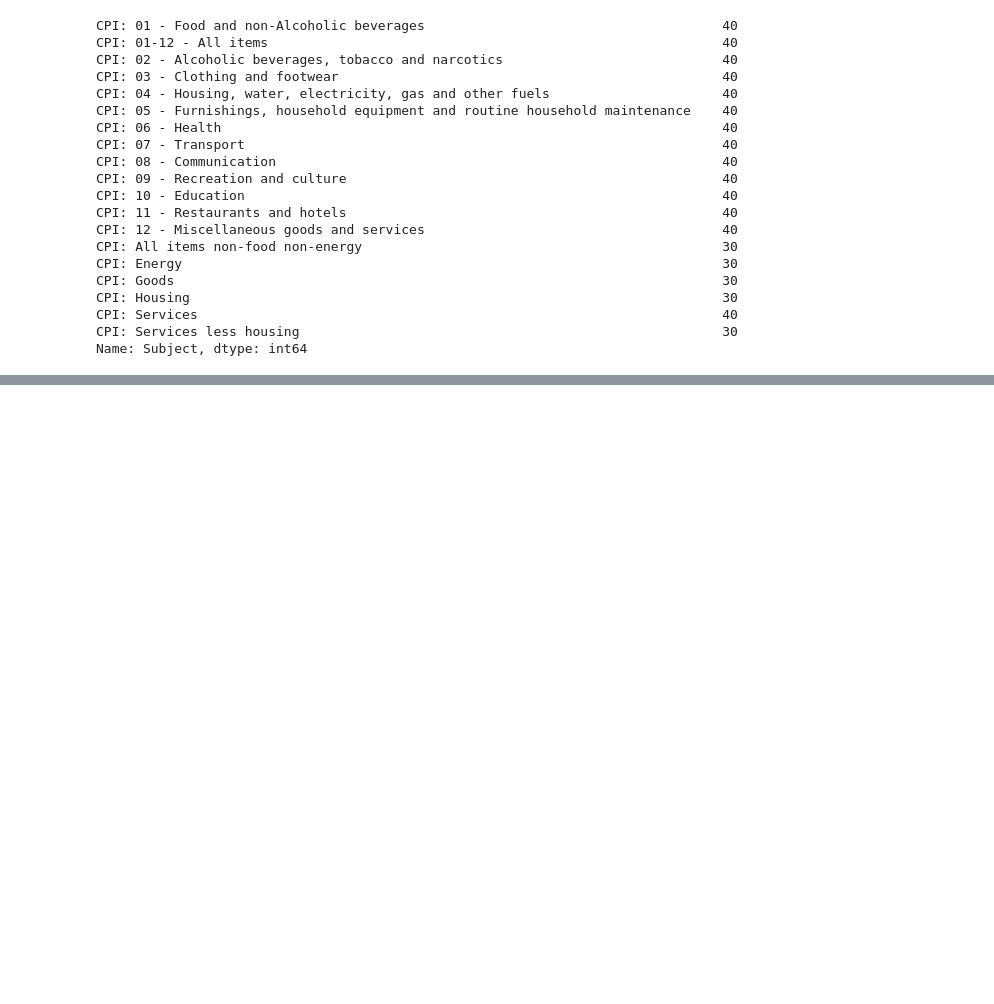
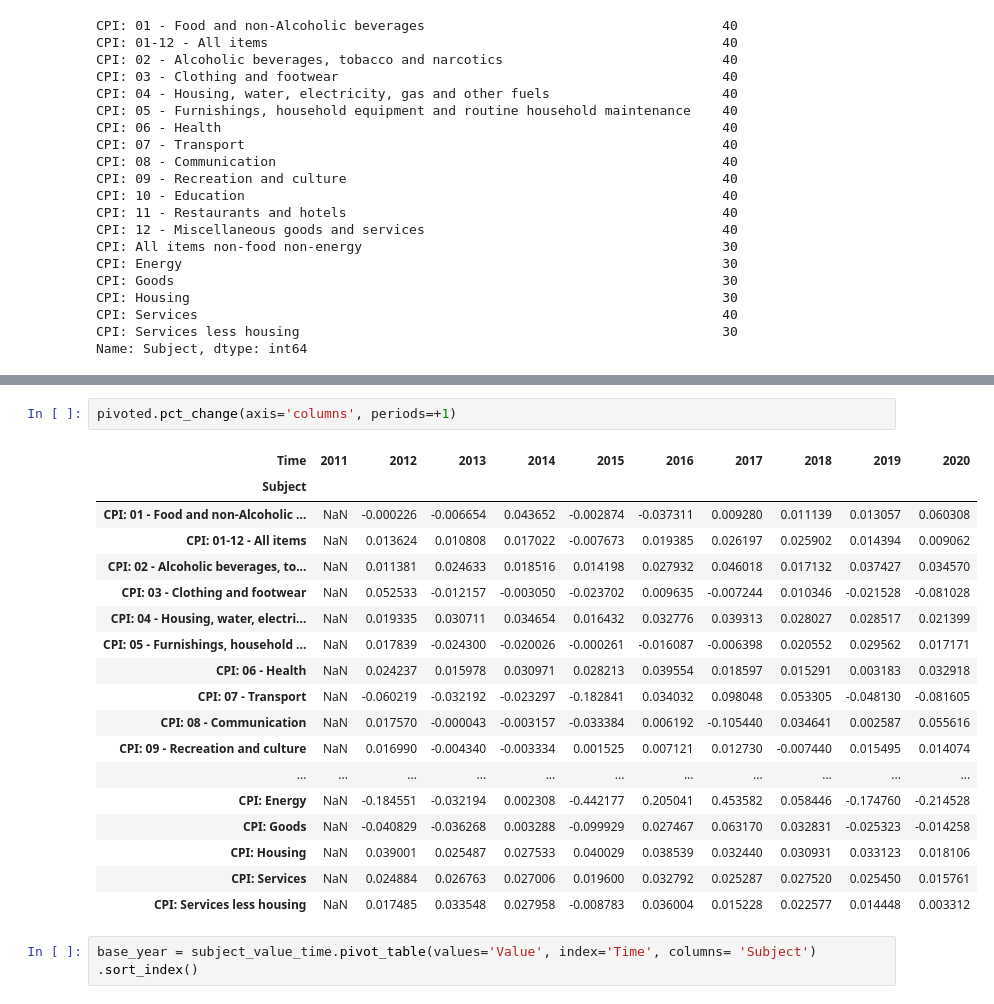
Before and after one commit to Efe-C-3/InflationRateAnalytics, a Jupyter notebook: inflation.ipynb, the cells around one changed output, grey strips where cells are left out. Drawn from its saved outputs; the diff is of its cells as text; blank space fills up the shorter version.

```diff
--- a/inflation.ipynb
+++ b/inflation.ipynb
@@ -109,0 +158,23 @@ print(subject_value)
+# %%
+pivoted.pct_change(axis='columns', periods=+1)
+# %% [output]
+| Time | 2011 | 2012 | 2013 | 2014 | 2015 | 2016 | 2017 | 2018 | 2019 | 2020 |
+| Subject |  |  |  |  |  |  |  |  |  |  |
+| CPI: 01 - Food and non-Alcoholic ... | NaN | -0.000226 | -0.006654 | 0.043652 | -0.002874 | -0.037311 | 0.009280 | 0.011139 | 0.013057 | 0.060308 |
+| CPI: 01-12 - All items | NaN | 0.013624 | 0.010808 | 0.017022 | -0.007673 | 0.019385 | 0.026197 | 0.025902 | 0.014394 | 0.009062 |
+| CPI: 02 - Alcoholic beverages, to... | NaN | 0.011381 | 0.024633 | 0.018516 | 0.014198 | 0.027932 | 0.046018 | 0.017132 | 0.037427 | 0.034570 |
+| CPI: 03 - Clothing and footwear | NaN | 0.052533 | -0.012157 | -0.003050 | -0.023702 | 0.009635 | -0.007244 | 0.010346 | -0.021528 | -0.081028 |
+| CPI: 04 - Housing, water, electri... | NaN | 0.019335 | 0.030711 | 0.034654 | 0.016432 | 0.032776 | 0.039313 | 0.028027 | 0.028517 | 0.021399 |
+| CPI: 05 - Furnishings, household ... | NaN | 0.017839 | -0.024300 | -0.020026 | -0.000261 | -0.016087 | -0.006398 | 0.020552 | 0.029562 | 0.017171 |
+| CPI: 06 - Health | NaN | 0.024237 | 0.015978 | 0.030971 | 0.028213 | 0.039554 | 0.018597 | 0.015291 | 0.003183 | 0.032918 |
+| CPI: 07 - Transport | NaN | -0.060219 | -0.032192 | -0.023297 | -0.182841 | 0.034032 | 0.098048 | 0.053305 | -0.048130 | -0.081605 |
+| CPI: 08 - Communication | NaN | 0.017570 | -0.000043 | -0.003157 | -0.033384 | 0.006192 | -0.105440 | 0.034641 | 0.002587 | 0.055616 |
+| CPI: 09 - Recreation and culture | NaN | 0.016990 | -0.004340 | -0.003334 | 0.001525 | 0.007121 | 0.012730 | -0.007440 | 0.015495 | 0.014074 |
+| ... | ... | ... | ... | ... | ... | ... | ... | ... | ... | ... |
+| CPI: Energy | NaN | -0.184551 | -0.032194 | 0.002308 | -0.442177 | 0.205041 | 0.453582 | 0.058446 | -0.174760 | -0.214528 |
+| CPI: Goods | NaN | -0.040829 | -0.036268 | 0.003288 | -0.099929 | 0.027467 | 0.063170 | 0.032831 | -0.025323 | -0.014258 |
+| CPI: Housing | NaN | 0.039001 | 0.025487 | 0.027533 | 0.040029 | 0.038539 | 0.032440 | 0.030931 | 0.033123 | 0.018106 |
+| CPI: Services | NaN | 0.024884 | 0.026763 | 0.027006 | 0.019600 | 0.032792 | 0.025287 | 0.027520 | 0.025450 | 0.015761 |
+| CPI: Services less housing | NaN | 0.017485 | 0.033548 | 0.027958 | -0.008783 | 0.036004 | 0.015228 | 0.022577 | 0.014448 | 0.003312 |
+# %%
+base_year = subject_value_time.pivot_table(values='Value', index='Time', columns= 'Subject') .sort_index()
```
Also changed, not shown: parts of 9 cells of this notebook, 4 other files.
